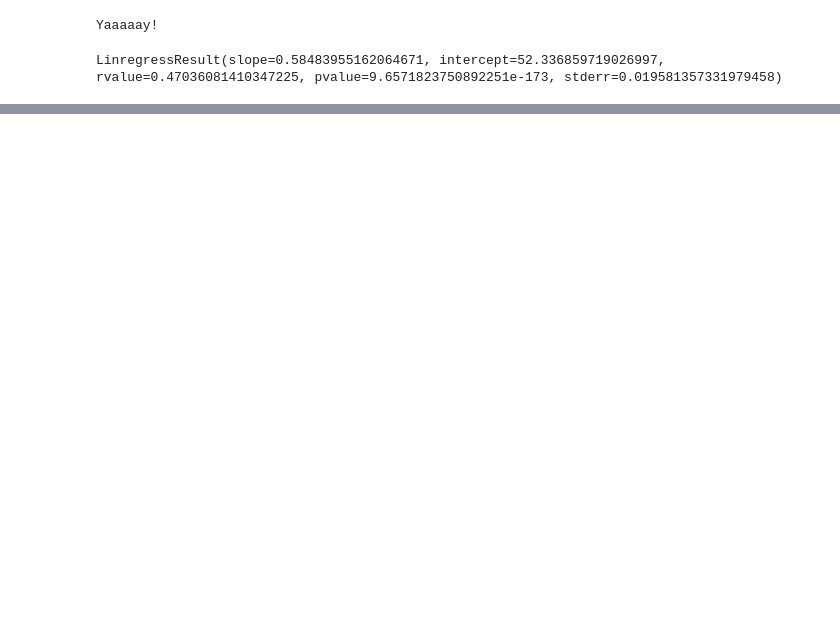
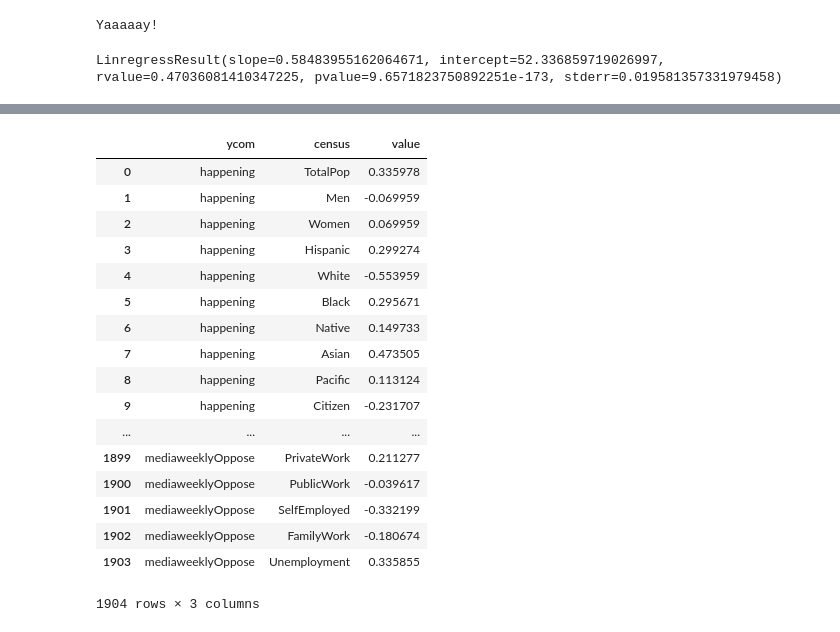
Before and after one commit to HamidPahlavan/ClimOps, a Jupyter notebook: bokeh_heatmap.ipynb, the cells around one changed output, grey strips where cells are left out. Cells and saved outputs as stored; diff of their text form; code cells hidden in the pictures; blank space fills up the shorter version.

```diff
--- a/bokeh_heatmap.ipynb
+++ b/bokeh_heatmap.ipynb
@@ -222,0 +357,21 @@ show(row(plot_heatmap,layout_rhs))
+# %%
+cors_stack
+# %% [output]
+|  | ycom | census | value |
+| 0 | happening | TotalPop | 0.335978 |
+| 1 | happening | Men | -0.069959 |
+| 2 | happening | Women | 0.069959 |
+| 3 | happening | Hispanic | 0.299274 |
+| 4 | happening | White | -0.553959 |
+| 5 | happening | Black | 0.295671 |
+| 6 | happening | Native | 0.149733 |
+| 7 | happening | Asian | 0.473505 |
+| 8 | happening | Pacific | 0.113124 |
+| 9 | happening | Citizen | -0.231707 |
+| ... | ... | ... | ... |
+| 1899 | mediaweeklyOppose | PrivateWork | 0.211277 |
+| 1900 | mediaweeklyOppose | PublicWork | -0.039617 |
+| 1901 | mediaweeklyOppose | SelfEmployed | -0.332199 |
+| 1902 | mediaweeklyOppose | FamilyWork | -0.180674 |
+| 1903 | mediaweeklyOppose | Unemployment | 0.335855 |
+1904 rows × 3 columns
```
Also changed, not shown: parts of 13 cells of this notebook, 1 other file.
